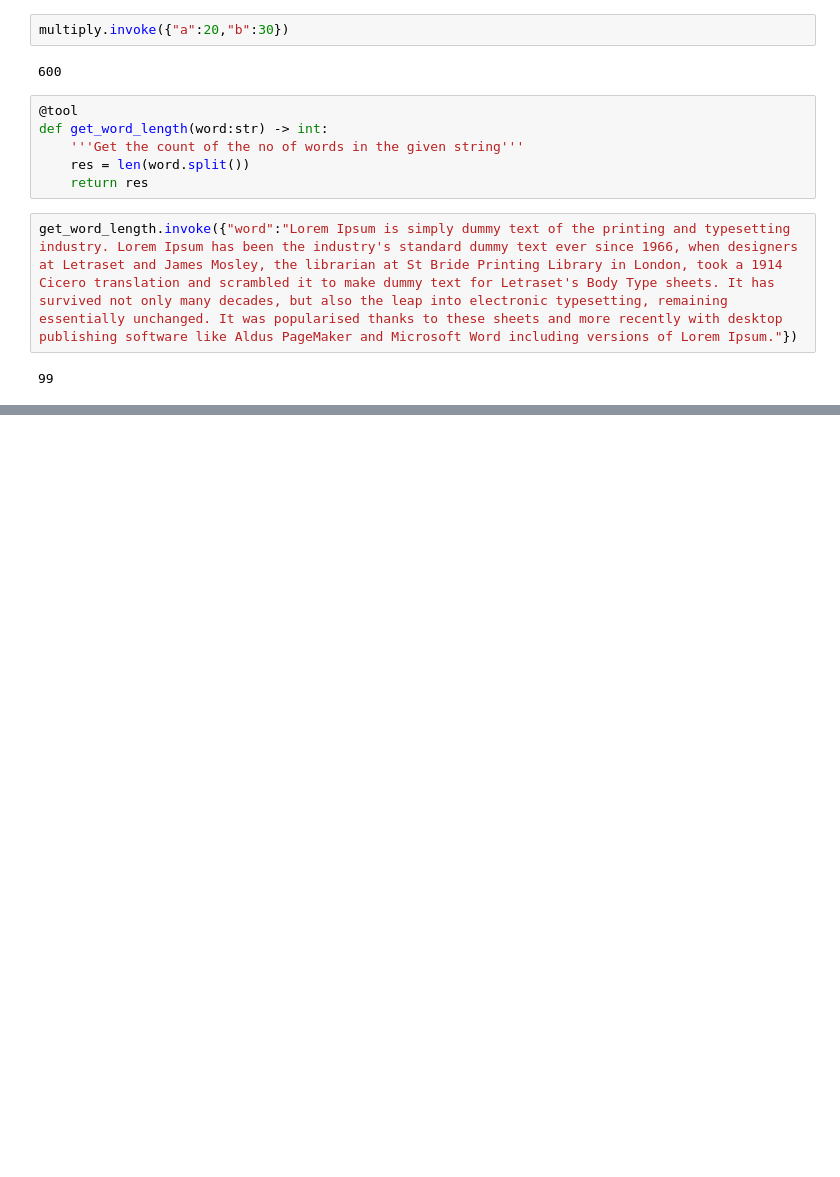
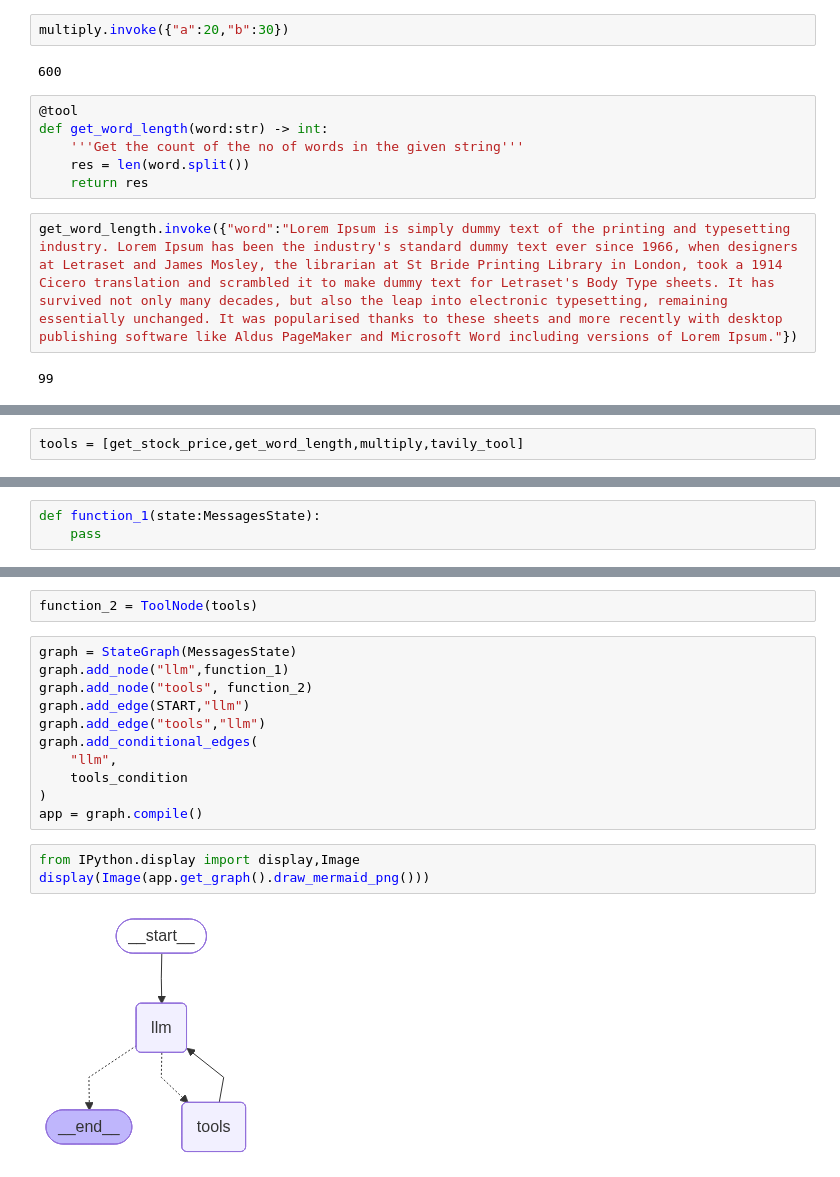
Before and after one commit to niharikareddykatakamprashanthi/AI_Agents, a Jupyter notebook: test.ipynb, the cells around one changed output, grey strips where cells are left out. Saved outputs shown, nothing was run; the diff lists cells and outputs as text; blank space fills up the shorter version.

```diff
--- a/test.ipynb
+++ b/test.ipynb
@@ -158,0 +201,2 @@ get_word_length.invoke({"word":"Lorem Ipsum is simply dummy text of the printing
+# %%
+tools = [get_stock_price,get_word_length,multiply,tavily_tool]
@@ -158,0 +228,3 @@ get_word_length.invoke({"word":"Lorem Ipsum is simply dummy text of the printing
+# %%
+def function_1(state:MessagesState):
+    pass
@@ -158,0 +238,18 @@ get_word_length.invoke({"word":"Lorem Ipsum is simply dummy text of the printing
+# %%
+function_2 = ToolNode(tools)
+# %%
+graph = StateGraph(MessagesState)
+graph.add_node("llm",function_1)
+graph.add_node("tools", function_2)
+graph.add_edge(START,"llm")
+graph.add_edge("tools","llm")
+graph.add_conditional_edges(
+    "llm",
+    tools_condition
+)
+app = graph.compile()
+# %%
+from IPython.display import display,Image
+display(Image(app.get_graph().draw_mermaid_png()))
+# %% [output]
+[figure, added]
```
Also changed, not shown: parts of 17 cells of this notebook.
